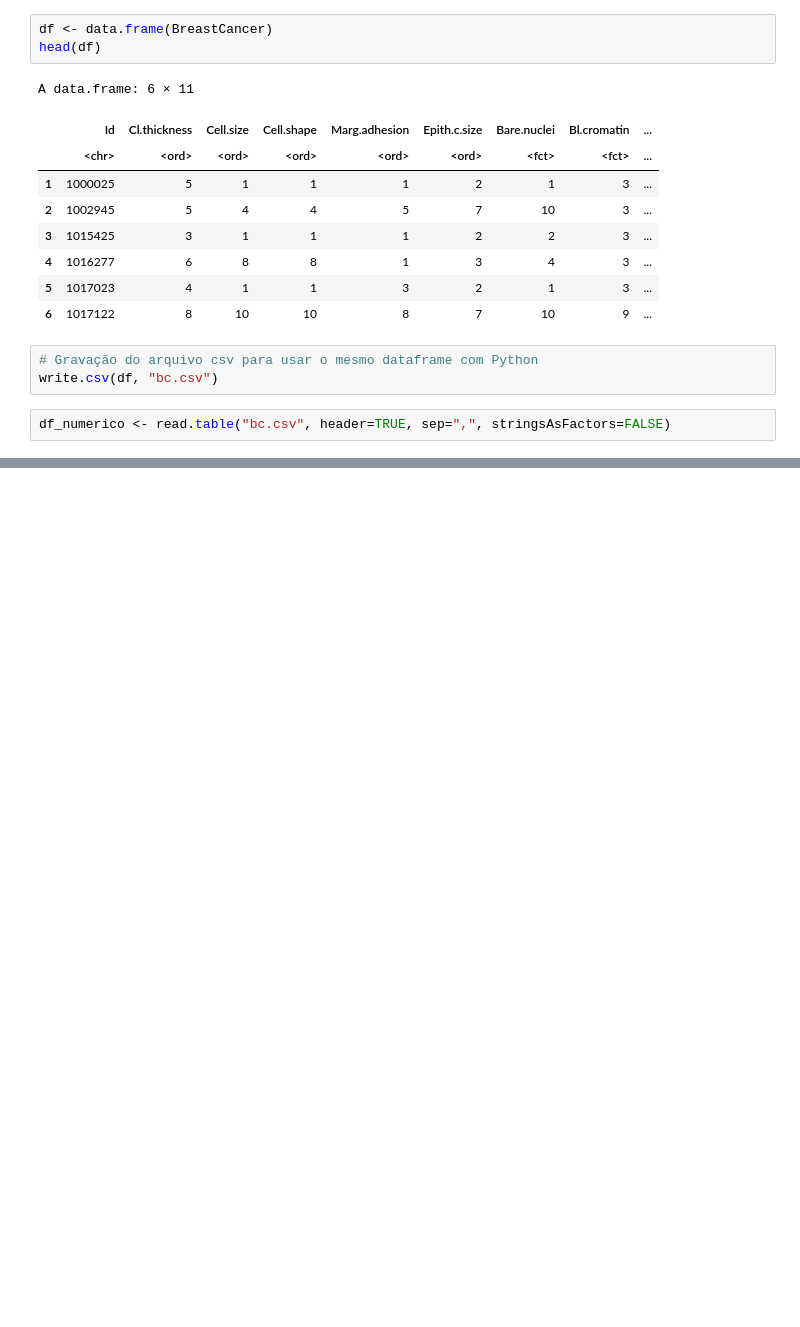
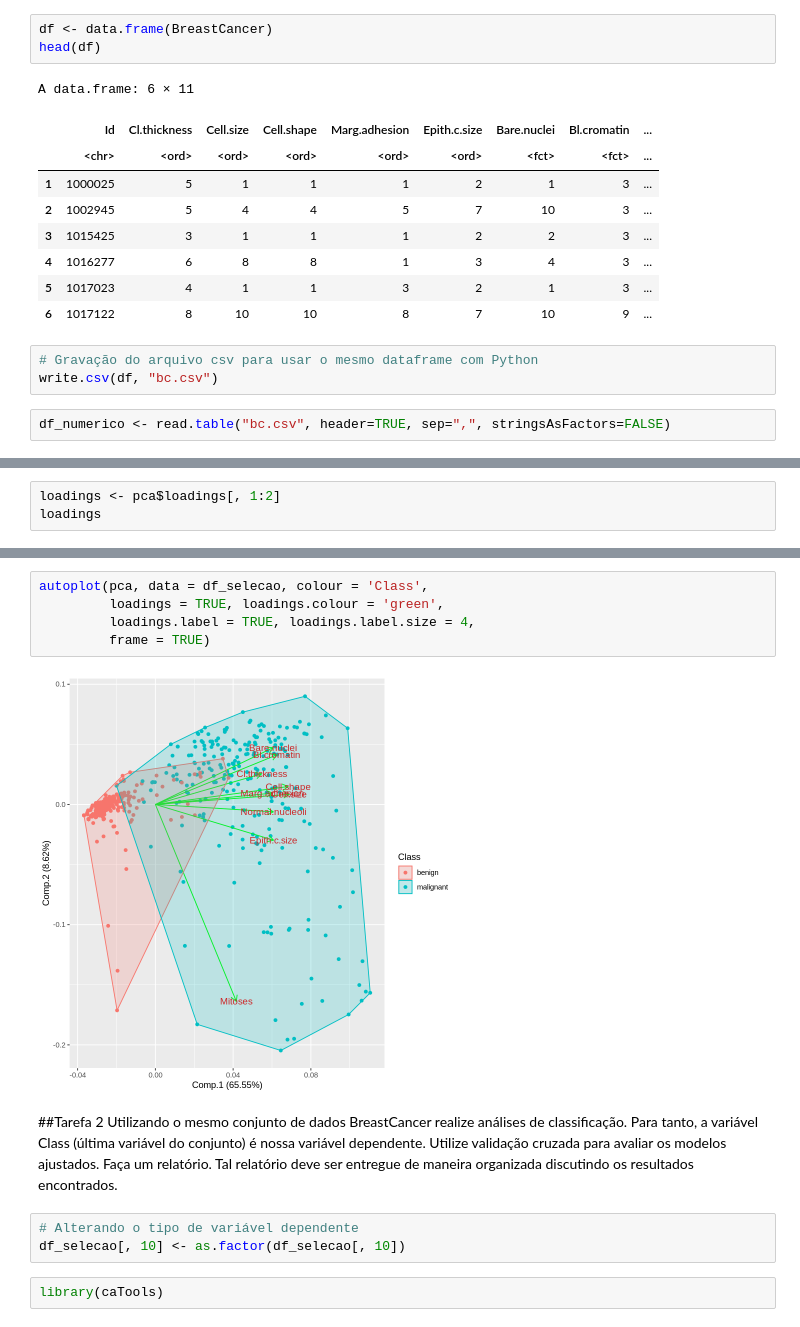
Before and after one commit to jespimentel/estudos_ia, a Jupyter notebook: relatorio_estatistica.ipynb, the cells around one changed output, grey strips where cells are left out. Saved outputs shown, nothing was run; the diff lists cells and outputs as text; blank space fills up the shorter version.

```diff
--- a/relatorio_estatistica.ipynb
+++ b/relatorio_estatistica.ipynb
@@ -123,0 +221,3 @@ Standard deviations:
+# %%
+loadings <- pca$loadings[, 1:2]
+loadings
@@ -137,0 +250,15 @@ http://leg.ufpr.br/~lucambio/CE225/20211S/MLGExemplo09.html
+# %%
+autoplot(pca, data = df_selecao, colour = 'Class',
+         loadings = TRUE, loadings.colour = 'green',
+         loadings.label = TRUE, loadings.label.size = 4,
+         frame = TRUE)
+# %% [output]
+[figure, added]
+# %% [markdown]
+##Tarefa 2
+Utilizando o mesmo conjunto de dados BreastCancer realize análises de classificação. Para tanto, a variável Class (última variável do conjunto) é nossa variável dependente. Utilize validação cruzada para avaliar os modelos ajustados. Faça um relatório. Tal relatório deve ser entregue de maneira organizada discutindo os resultados encontrados.
+# %%
+# Alterando o tipo de variável dependente
+df_selecao[, 10] <- as.factor(df_selecao[, 10])
+# %%
+library(caTools)
```
Also changed, not shown: parts of 58 cells of this notebook.
